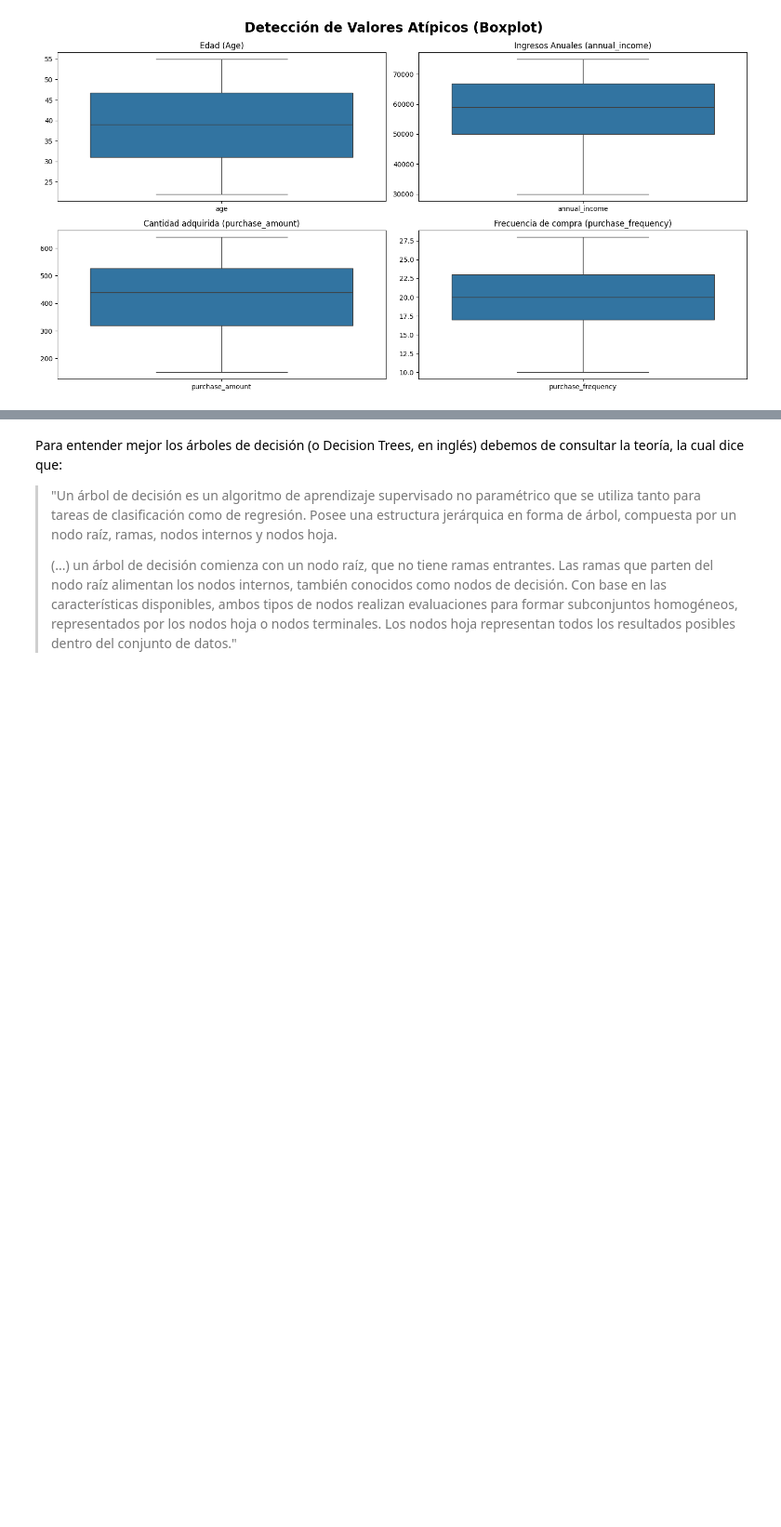
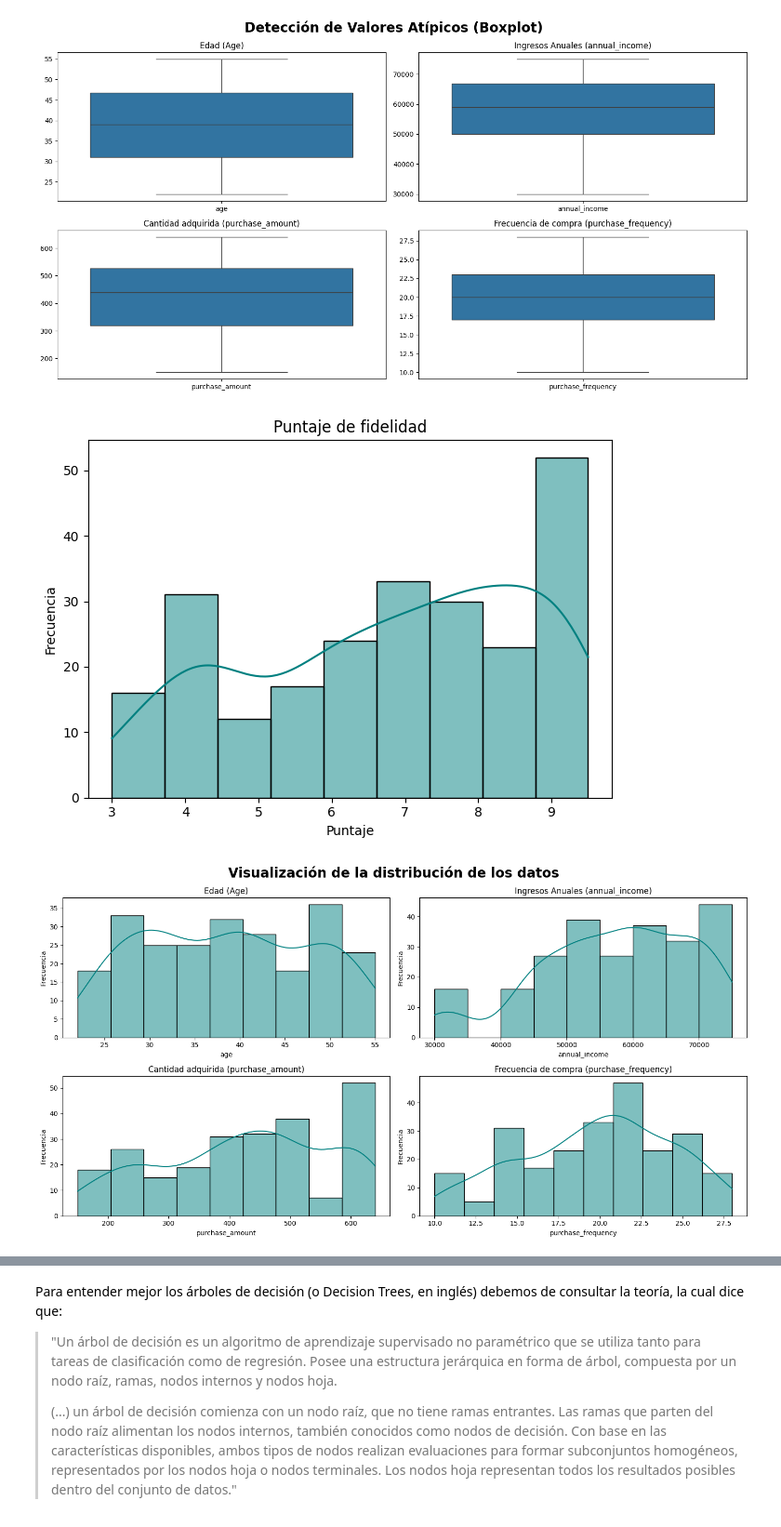
Before and after one commit to Jero2110/Big_Data_Phase04, a Jupyter notebook: analysis/Actividades 1 y 2.ipynb, the cells around one changed output, grey strips where cells are left out. Shown at 93% size. Drawn from its saved outputs; the diff is of its cells as text; code cells hidden in the pictures; blank space fills up the shorter version.

```diff
--- a/analysis/Actividades 1 y 2.ipynb
+++ b/analysis/Actividades 1 y 2.ipynb
@@ -97,15 +97,52 @@ plt.tight_layout()
 plt.show()
 # %% [output]
 [figure]
+# %%
+# Creamos una función para los histogramas de las columnas de interés
+def grafico_histograma(data, col_name, title, ax=None):
+
+    # Si no se proporciona un eje, usamos el eje actual o creamos uno
+    if ax is None:
+        ax = plt.gca()
+
+    sns.histplot(data, x=data[col_name], kde=True, color='teal', ax=ax)
+
+    ax.set_title(title)
+    ax.set_ylabel('Frecuencia')
 # %%
 
-# 2. Histograma para la columna de la clase
-plt.plot()
+# 2. Histogramas
+#  Para la clase
+plt.plot(figsize=(16, 6))
 
-sns.histplot(df, x=df['loyalty_score'], kde=True, color='teal')
-plt.title('Distribución del puntaje de lealtad (loyalty_score)')
+grafico_histograma(df, 'loyalty_score', 'Puntaje de fidelidad')
+
 plt.xlabel('Puntaje')
-plt.ylabel('Frecuencia')
+plt.tight_layout()
+plt.show()
+
+#  Para las demás columnas de interés
+cols_histograma = {
+    'Edad (Age)': 'age',
+    'Ingresos Anuales (annual_income)': 'annual_income',
+    'Cantidad adquirida (purchase_amount)': 'purchase_amount',
+    'Frecuencia de compra (purchase_frequency)': 'purchase_frequency'
+}
+
+fig, axes = plt.subplots(2, 2, figsize=(15, 8))
+
+fig.suptitle('Visualización de la distribución de los datos',
+             fontsize=20,
+             fontweight='bold')
+
+axes_flat = axes.flatten()
+
+for i, (subtitulo, df_col) in enumerate(cols_boxplot.items()):
+    grafico_histograma(df, df_col, subtitulo, axes_flat[i])
+
 
 plt.tight_layout()
 plt.show()
+# %% [output]
+[figure, added]
+[figure, added]
```
Also changed, not shown: parts of 17 cells of this notebook.
